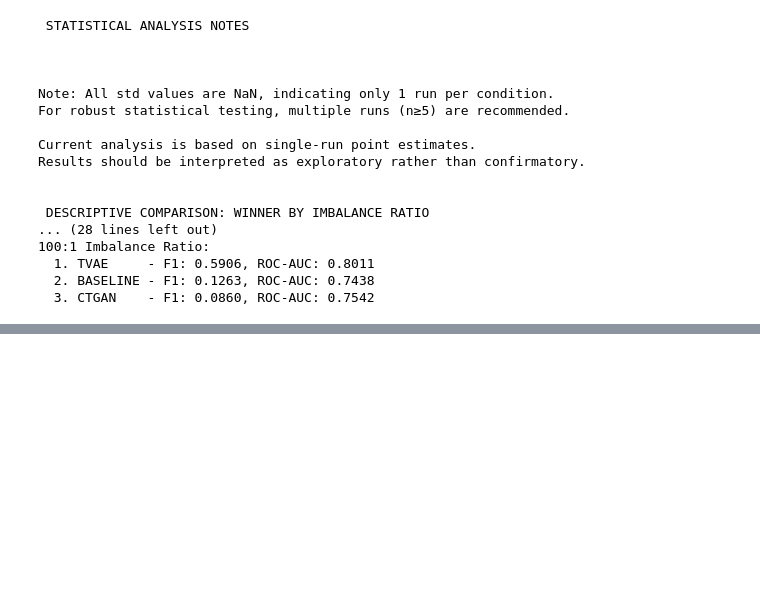
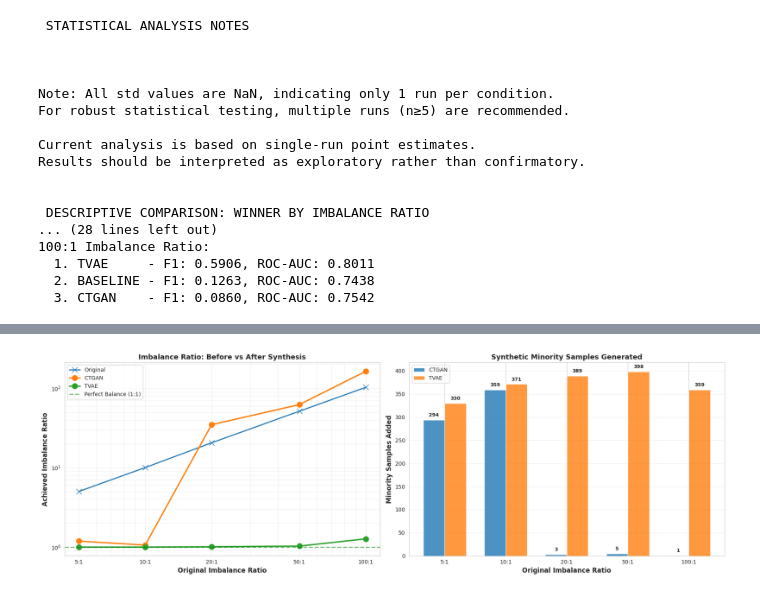
Before and after one commit to Adriano-7/imbalanced-data-synthesis-quality, a Jupyter notebook: notebooks/02_results_analysis.ipynb, the cells around one changed output, grey strips where cells are left out. Cells and saved outputs as stored; diff of their text form; code cells hidden in the pictures; blank space fills up the shorter version.

```diff
--- a/notebooks/02_results_analysis.ipynb
+++ b/notebooks/02_results_analysis.ipynb
@@ -555,0 +719,63 @@ Results should be interpreted as exploratory rather than confirmatory.
+# %%
+fig, axes = plt.subplots(1, 2, figsize=(18, 6))
+
+original_irs = sorted([int(x) for x in ir_comparison_df['original_ir'].unique()])
+x_pos = np.arange(len(original_irs))
+width = 0.35
+
+# Plot 1: Achieved Imbalance Ratios
+ax = axes[0]
+for generator in ['none', 'ctgan', 'tvae']:
+    gen_data = ir_comparison_df[ir_comparison_df['generator'] == generator]
+    gen_data = gen_data.sort_values('original_ir', key=lambda x: x.astype(int))
+
+    label = 'Original' if generator == 'none' else generator.upper()
+    marker = 'x' if generator == 'none' else 'o'
+    linewidth = 2 if generator == 'none' else 2.5
+
+    ax.plot(original_irs, gen_data['ir_numeric'], marker=marker,
+            linewidth=linewidth, markersize=10, label=label)
+
+ax.axhline(y=1, color='green', linestyle='--', linewidth=2, alpha=0.5, label='Perfect Balance (1:1)')
+ax.set_xscale('log')
+ax.set_yscale('log')
+ax.set_xlabel('Original Imbalance Ratio', fontsize=12, fontweight='bold')
+ax.set_ylabel('Achieved Imbalance Ratio', fontsize=12, fontweight='bold')
+ax.set_title('Imbalance Ratio: Before vs After Synthesis', fontsize=13, fontweight='bold')
+ax.set_xticks(original_irs)
+ax.set_xticklabels([f'{ir}:1' for ir in original_irs])
+ax.legend(fontsize=10)
+ax.grid(True, alpha=0.3, which='both')
+
+# Plot 2: Number of Synthetic Samples Added
+ax = axes[1]
+synthetic_data = ir_comparison_df[ir_comparison_df['dataset_type'] == 'synthetic']
+
+for idx, generator in enumerate(['ctgan', 'tvae']):
+    gen_data = synthetic_data[synthetic_data['generator'] == generator]
+    gen_data = gen_data.sort_values('original_ir', key=lambda x: x.astype(int))
+
+    offset = -width/2 if generator == 'ctgan' else width/2
+
+    bars = ax.bar(x_pos + offset, gen_data['minority_added'], width,
+                  alpha=0.8, label=generator.upper())
+
+    # Add value labels
+    for i, (bar, val) in enumerate(zip(bars, gen_data['minority_added'])):
+        ax.text(bar.get_x() + bar.get_width()/2., bar.get_height() + 5,
+                f'{int(val)}',
+                ha='center', va='bottom', fontsize=9, fontweight='bold')
+
+ax.set_xlabel('Original Imbalance Ratio', fontsize=12, fontweight='bold')
+ax.set_ylabel('Minority Samples Added', fontsize=12, fontweight='bold')
+ax.set_title('Synthetic Minority Samples Generated', fontsize=13, fontweight='bold')
+ax.set_xticks(x_pos)
+ax.set_xticklabels([f'{ir}:1' for ir in original_irs])
+ax.legend(fontsize=10)
+ax.grid(axis='y', alpha=0.3)
+
+plt.tight_layout()
+plt.savefig(FIGURES_PATH / 'imbalance_ratio_validation.png', dpi=300, bbox_inches='tight')
+plt.show()
+# %% [output]
+[figure, added]
```
Also changed, not shown: parts of 7 cells of this notebook, 2 other files.
